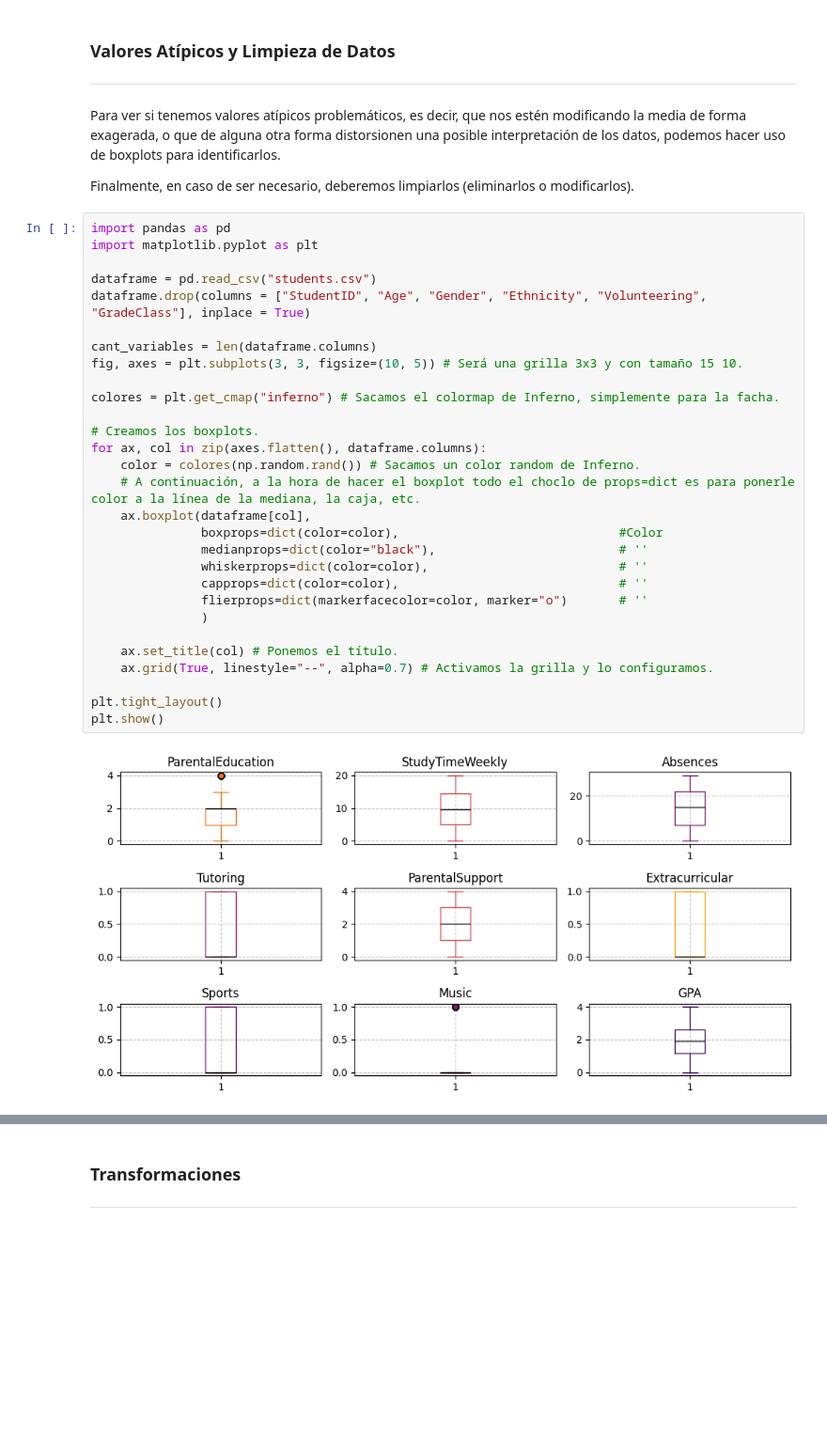
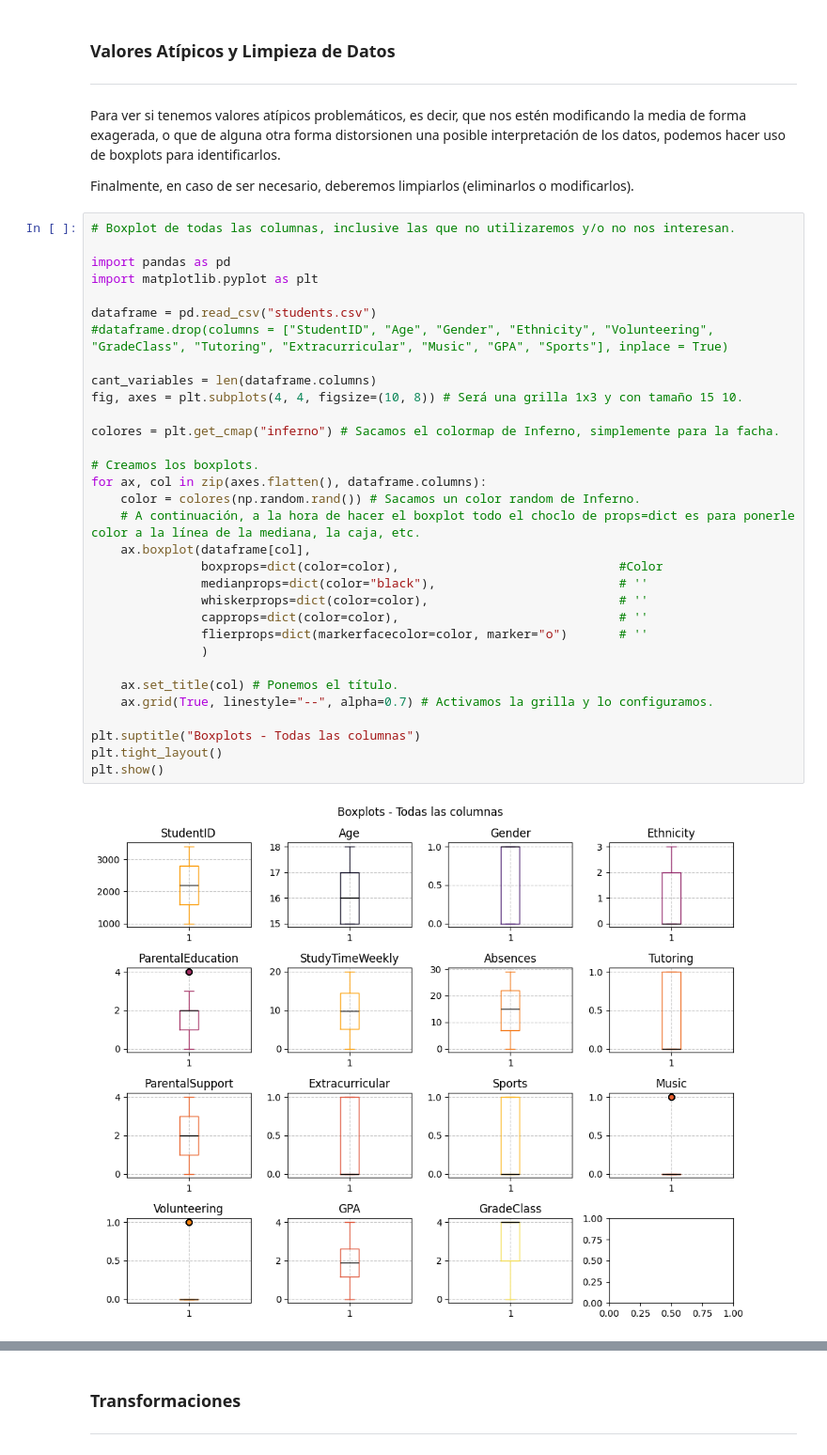
Before and after one commit to Juanalgo1/Alvarez-Maidana, a Jupyter notebook: Alvarez-Maidana.ipynb, the cells around one changed output, grey strips where cells are left out. Shown at 94% size. Saved outputs shown, nothing was run; the diff lists cells and outputs as text; blank space fills up the shorter version.

```diff
--- a/Alvarez-Maidana.ipynb
+++ b/Alvarez-Maidana.ipynb
@@ -252,33 +252,36 @@ Para ver si tenemos valores atípicos problemáticos, es decir, que nos estén m
 
 Finalmente, en caso de ser necesario, deberemos limpiarlos (eliminarlos o modificarlos).
 # %%
+# Boxplot de todas las columnas, inclusive las que no utilizaremos y/o no nos interesan.
+
 import pandas as pd
 import matplotlib.pyplot as plt
 
 dataframe = pd.read_csv("students.csv")
-dataframe.drop(columns = ["StudentID", "Age", "Gender", "Ethnicity", "Volunteering", "GradeClass"], inplace = True)
+#dataframe.drop(columns = ["StudentID", "Age", "Gender", "Ethnicity", "Volunteering", "GradeClass", "Tutoring", "Extracurricular", "Music", "GPA", "Sports"], inplace = True)
 
 cant_variables = len(dataframe.columns)
-fig, axes = plt.subplots(3, 3, figsize=(10, 5)) # Será una grilla 3x3 y con tamaño 15 10.
+fig, axes = plt.subplots(4, 4, figsize=(10, 8)) # Será una grilla 1x3 y con tamaño 15 10.
 
 colores = plt.get_cmap("inferno") # Sacamos el colormap de Inferno, simplemente para la facha.
 
 # Creamos los boxplots.
 for ax, col in zip(axes.flatten(), dataframe.columns):
     color = colores(np.random.rand()) # Sacamos un color random de Inferno.
     # A continuación, a la hora de hacer el boxplot todo el choclo de props=dict es para ponerle color a la línea de la mediana, la caja, etc.
     ax.boxplot(dataframe[col],
                boxprops=dict(color=color),                              #Color
                medianprops=dict(color="black"),                         # ''
                whiskerprops=dict(color=color),                          # ''
                capprops=dict(color=color),                              # ''
                flierprops=dict(markerfacecolor=color, marker="o")       # ''
                )
 
     ax.set_title(col) # Ponemos el título.
     ax.grid(True, linestyle="--", alpha=0.7) # Activamos la grilla y lo configuramos.
 
+plt.suptitle("Boxplots - Todas las columnas")
 plt.tight_layout()
 plt.show()
 # %% [output]
-[figure, old version]
+[figure, new version]
```
Also changed, not shown: parts of 9 cells of this notebook.
